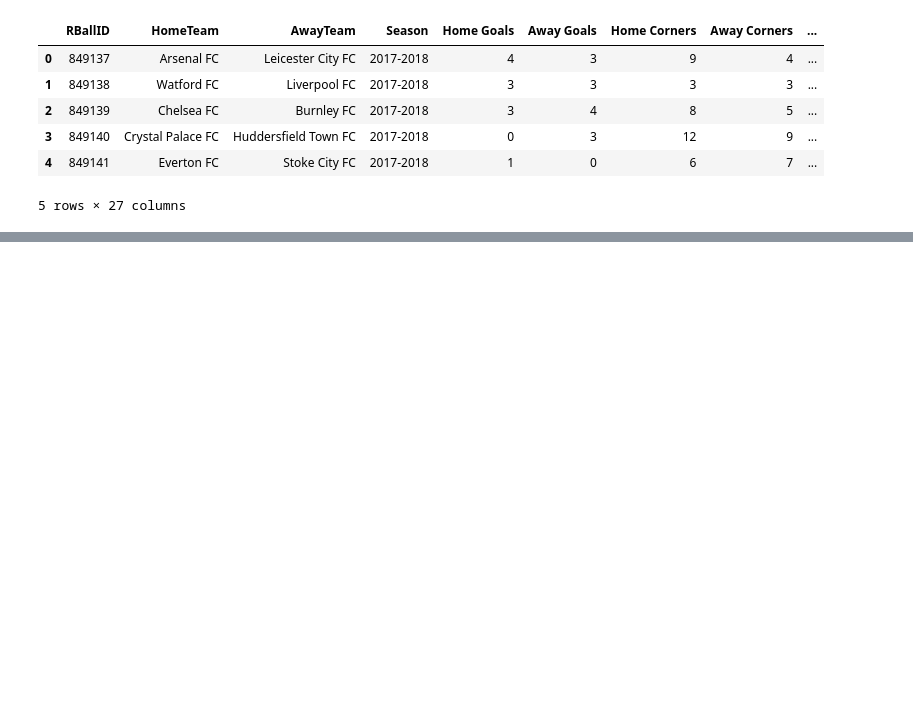
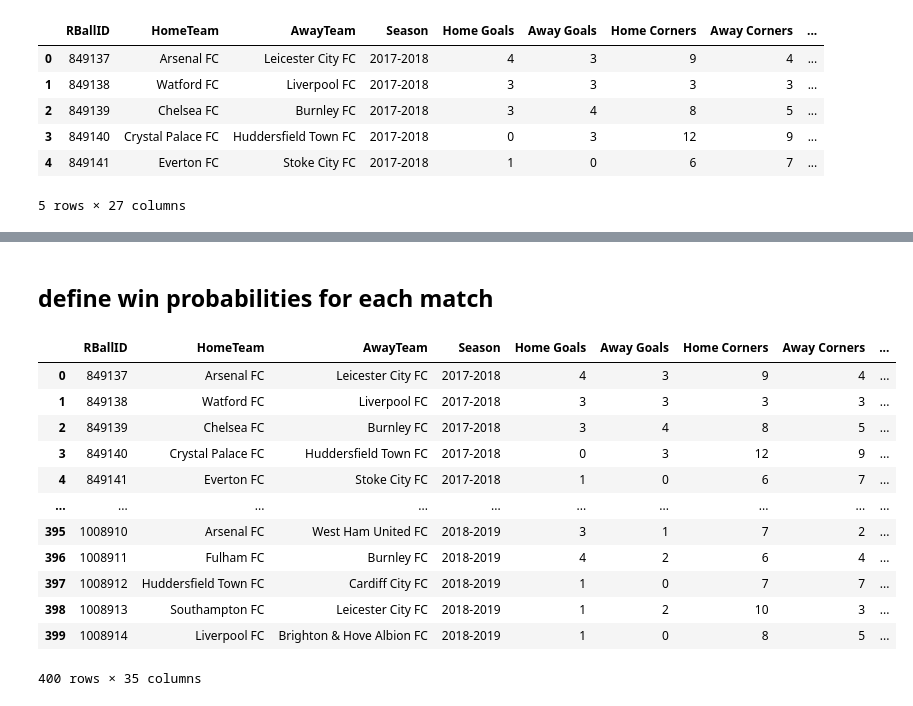
Before and after one commit to iraklisp98/sports_modelling, a Jupyter notebook: models/training.ipynb, the cells around one changed output, grey strips where cells are left out. Drawn from its saved outputs; the diff is of its cells as text; code cells hidden in the pictures; blank space fills up the shorter version.

Commit message:
win probabilities calculated

```diff
--- a/models/training.ipynb
+++ b/models/training.ipynb
@@ -186,0 +225,38 @@ premier_basic_df[premier_basic_df['Season'] == "2017-2018"].tail(50)
+# %% [markdown]
+## define win probabilities for each match
+# %%
+def elo_probabilities(home_elo, away_elo, home_advantage = 80):
+    ExpH = 1 / (1+10 **((away_elo - (home_elo + home_advantage))/400))
+
+    d = home_elo - away_elo
+    P_draw = 0.28 * np.exp(-abs(d)/ 400)
+    P_home = ExpH - P_draw / 2
+    P_away = 1 - P_home - P_draw
+    return P_home, P_draw,  P_away
+
+probs = premier_basic_df.apply(
+    lambda r: elo_probabilities(r['HomeElo'], r['AwayElo']),
+    axis = 1,
+    result_type='expand'
+)
+premier_basic_df["P_Home"] = probs[0]
+premier_basic_df["P_Draw"] = probs[1]
+premier_basic_df["P_Away"] = probs[2]
+premier_basic_df["Odds_Home"] = 1 / premier_basic_df["P_Home"]
+premier_basic_df["Odds_Draw"] = 1 / premier_basic_df["P_Draw"]
+premier_basic_df["Odds_Away"] = 1 / premier_basic_df["P_Away"]
+premier_basic_df.head(400)
+# %% [output]
+|  | RBallID | HomeTeam | AwayTeam | Season | Home Goals | Away Goals | Home Corners | Away Corners | ... |
+| 0 | 849137 | Arsenal FC | Leicester City FC | 2017-2018 | 4 | 3 | 9 | 4 | ... |
+| 1 | 849138 | Watford FC | Liverpool FC | 2017-2018 | 3 | 3 | 3 | 3 | ... |
+| 2 | 849139 | Chelsea FC | Burnley FC | 2017-2018 | 3 | 4 | 8 | 5 | ... |
+| 3 | 849140 | Crystal Palace FC | Huddersfield Town FC | 2017-2018 | 0 | 3 | 12 | 9 | ... |
+| 4 | 849141 | Everton FC | Stoke City FC | 2017-2018 | 1 | 0 | 6 | 7 | ... |
+| ... | ... | ... | ... | ... | ... | ... | ... | ... | ... |
+| 395 | 1008910 | Arsenal FC | West Ham United FC | 2018-2019 | 3 | 1 | 7 | 2 | ... |
+| 396 | 1008911 | Fulham FC | Burnley FC | 2018-2019 | 4 | 2 | 6 | 4 | ... |
+| 397 | 1008912 | Huddersfield Town FC | Cardiff City FC | 2018-2019 | 1 | 0 | 7 | 7 | ... |
+| 398 | 1008913 | Southampton FC | Leicester City FC | 2018-2019 | 1 | 2 | 10 | 3 | ... |
+| 399 | 1008914 | Liverpool FC | Brighton & Hove Albion FC | 2018-2019 | 1 | 0 | 8 | 5 | ... |
+400 rows × 35 columns
```
Also changed, not shown: parts of 4 cells of this notebook.
